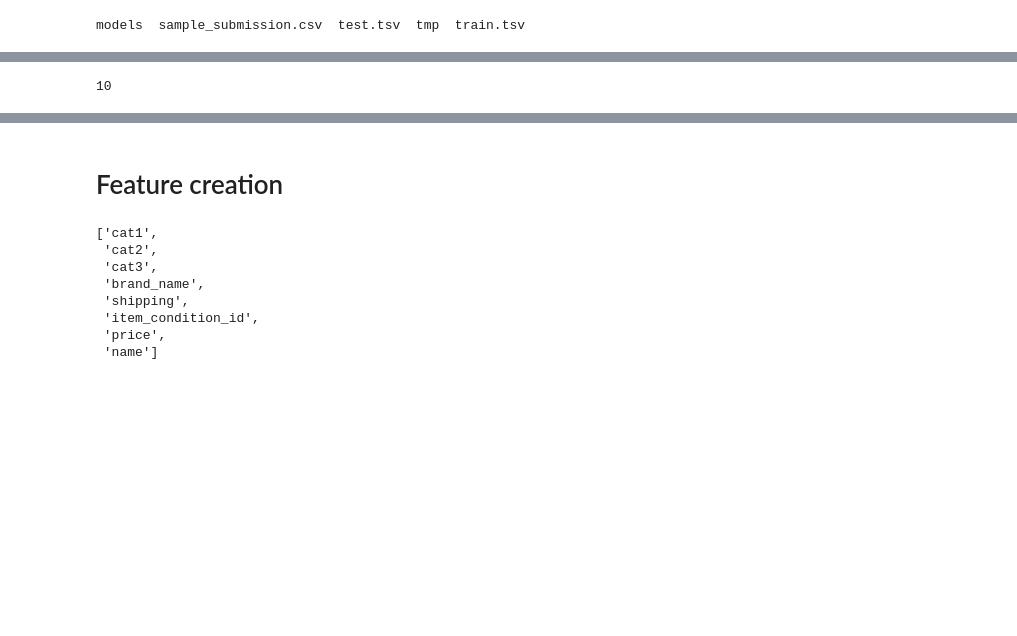
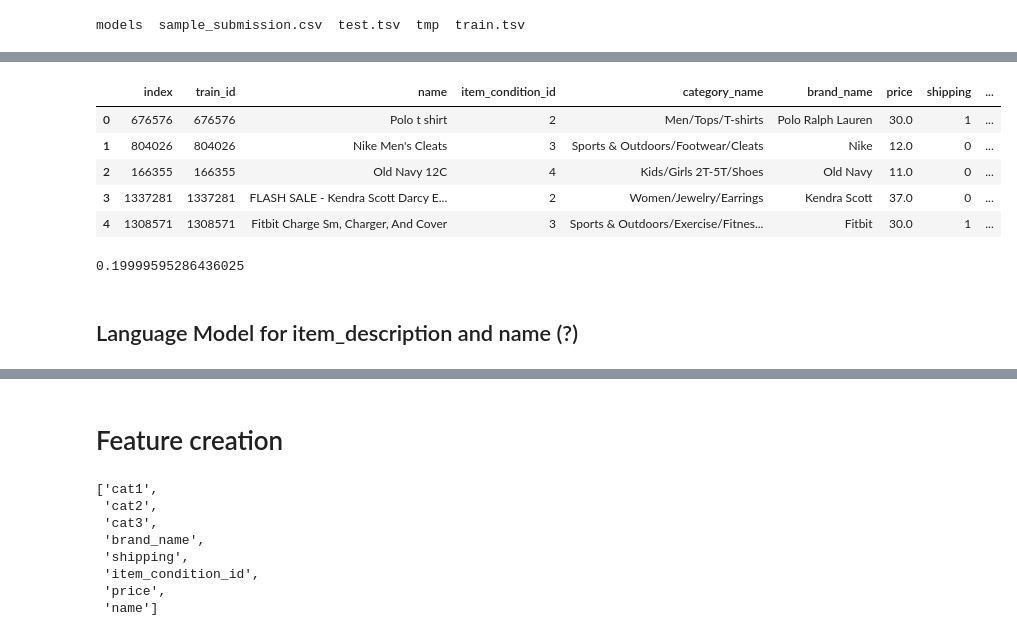
Before and after one commit to DebPanigrahi/NLP, a Jupyter notebook: mercari.ipynb, the cells around one changed output, grey strips where cells are left out. Cells and saved outputs as stored; diff of their text form; code cells hidden in the pictures; blank space fills up the shorter version.

Commit message:
language model for item description

```diff
--- a/mercari.ipynb
+++ b/mercari.ipynb
@@ -32,5 +34,13 @@ train.head()
-# %%
-trn1 = train.sample(10)
-len(trn1)
-# %% [output]
-10
+# %%
+# take 10% sa sample
+train = train.sample(int(0.1*len(train))).reset_index()
+test_df = test_df.sample(int(0.1*len(test_df))).reset_index()
+# %%
+display(train.head())
+# %% [output]
+|  | index | train_id | name | item_condition_id | category_name | brand_name | price | shipping | ... |
+| 0 | 676576 | 676576 | Polo t shirt | 2 | Men/Tops/T-shirts | Polo Ralph Lauren | 30.0 | 1 | ... |
+| 1 | 804026 | 804026 | Nike Men's Cleats | 3 | Sports & Outdoors/Footwear/Cleats | Nike | 12.0 | 0 | ... |
+| 2 | 166355 | 166355 | Old Navy 12C | 4 | Kids/Girls 2T-5T/Shoes | Old Navy | 11.0 | 0 | ... |
+| 3 | 1337281 | 1337281 | FLASH SALE - Kendra Scott Darcy E... | 2 | Women/Jewelry/Earrings | Kendra Scott | 37.0 | 0 | ... |
+| 4 | 1308571 | 1308571 | Fitbit Charge Sm, Charger, And Cover | 3 | Sports & Outdoors/Exercise/Fitnes... | Fitbit | 30.0 | 1 | ... |
@@ -36,0 +52,6 @@ len(trn1)
+# %%
+len(val_df)/ntrn
+# %% [output]
+0.19999595286436025
+# %% [markdown]
+## Language Model for item_description and name (?)
```
Also changed, not shown: parts of 28 cells of this notebook.
